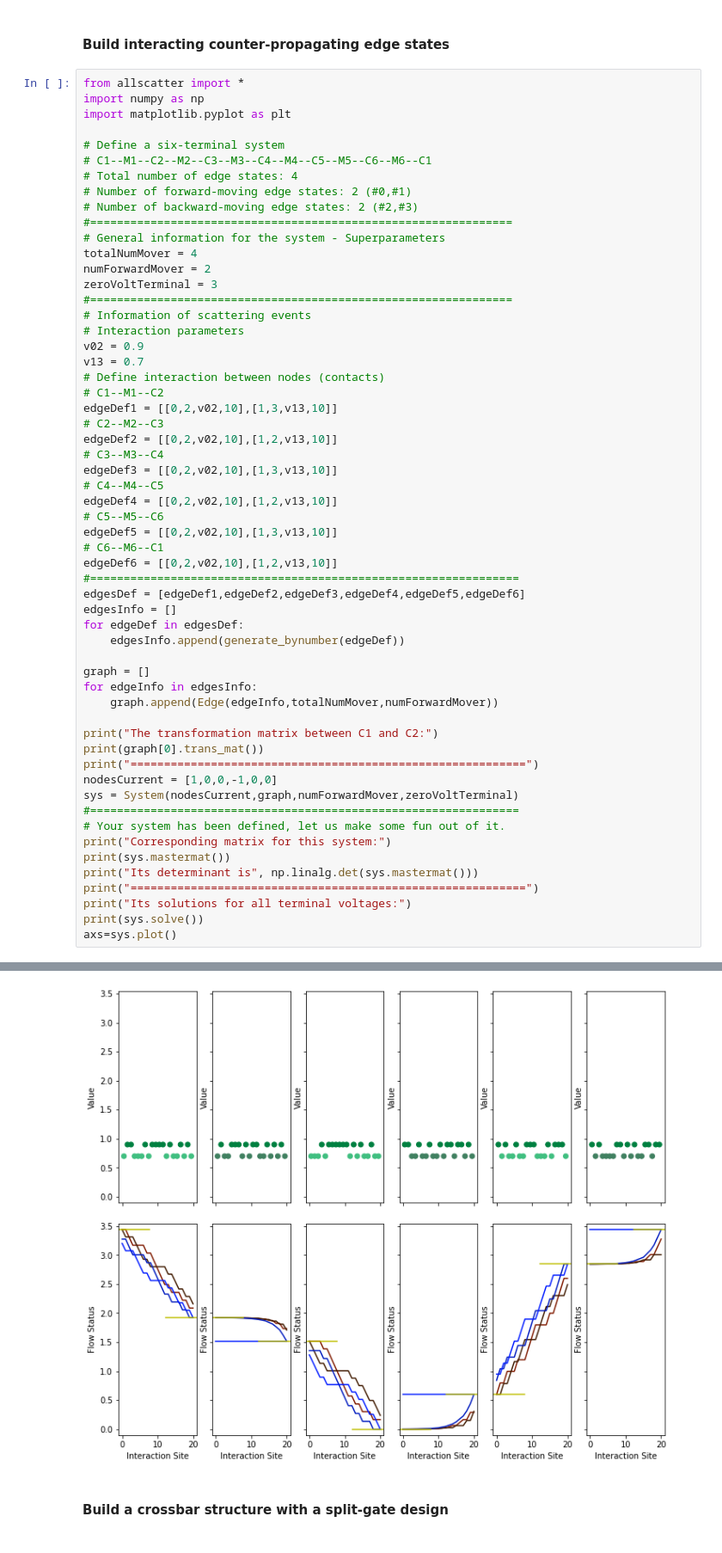
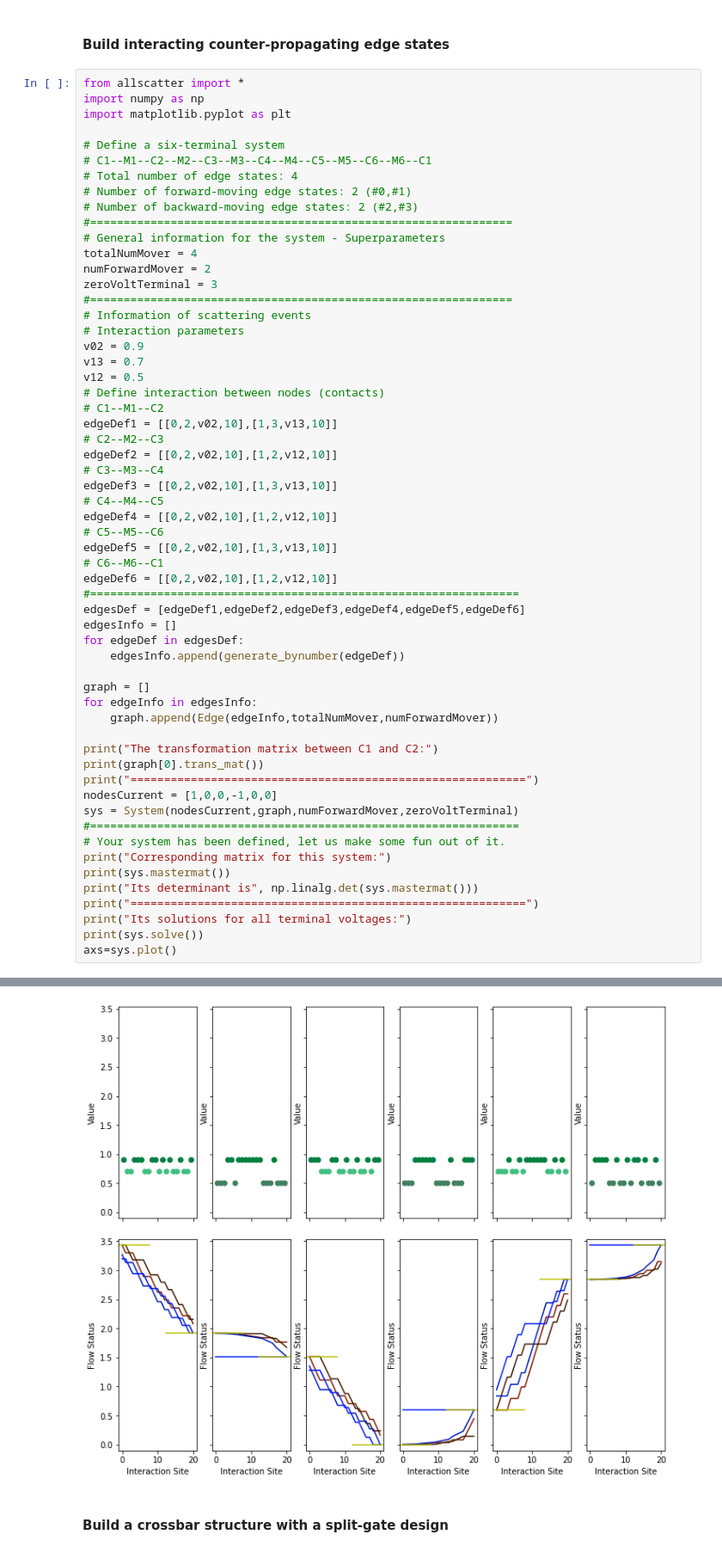
Before and after one commit to LarsonLaugh/Counterfusion, a Jupyter notebook: demo.ipynb, the cells around one changed output, grey strips where cells are left out. Shown: that part at 86% size. Drawn from its saved outputs; the diff is of its cells as text.

```diff
--- a/demo.ipynb
+++ b/demo.ipynb
@@ -440,19 +440,20 @@ zeroVoltTerminal = 3
 # Interaction parameters
 v02 = 0.9
 v13 = 0.7
+v12 = 0.5
 # Define interaction between nodes (contacts)
 # C1--M1--C2
 edgeDef1 = [[0,2,v02,10],[1,3,v13,10]]
 # C2--M2--C3
-edgeDef2 = [[0,2,v02,10],[1,2,v13,10]]
+edgeDef2 = [[0,2,v02,10],[1,2,v12,10]]
 # C3--M3--C4
 edgeDef3 = [[0,2,v02,10],[1,3,v13,10]]
 # C4--M4--C5
-edgeDef4 = [[0,2,v02,10],[1,2,v13,10]]
+edgeDef4 = [[0,2,v02,10],[1,2,v12,10]]
 # C5--M5--C6
 edgeDef5 = [[0,2,v02,10],[1,3,v13,10]]
 # C6--M6--C1
-edgeDef6 = [[0,2,v02,10],[1,2,v13,10]]
+edgeDef6 = [[0,2,v02,10],[1,2,v12,10]]
 #================================================================
 edgesDef = [edgeDef1,edgeDef2,edgeDef3,edgeDef4,edgeDef5,edgeDef6]
 edgesInfo = []
@@ -498,4 +499,4 @@ Its solutions for all terminal voltages:
-[figure, old version]
+[figure, new version]
 # %% [markdown]
 #### Build a crossbar structure with a split-gate design
 # %%
```
Also changed, not shown: parts of 1 cell of this notebook.
